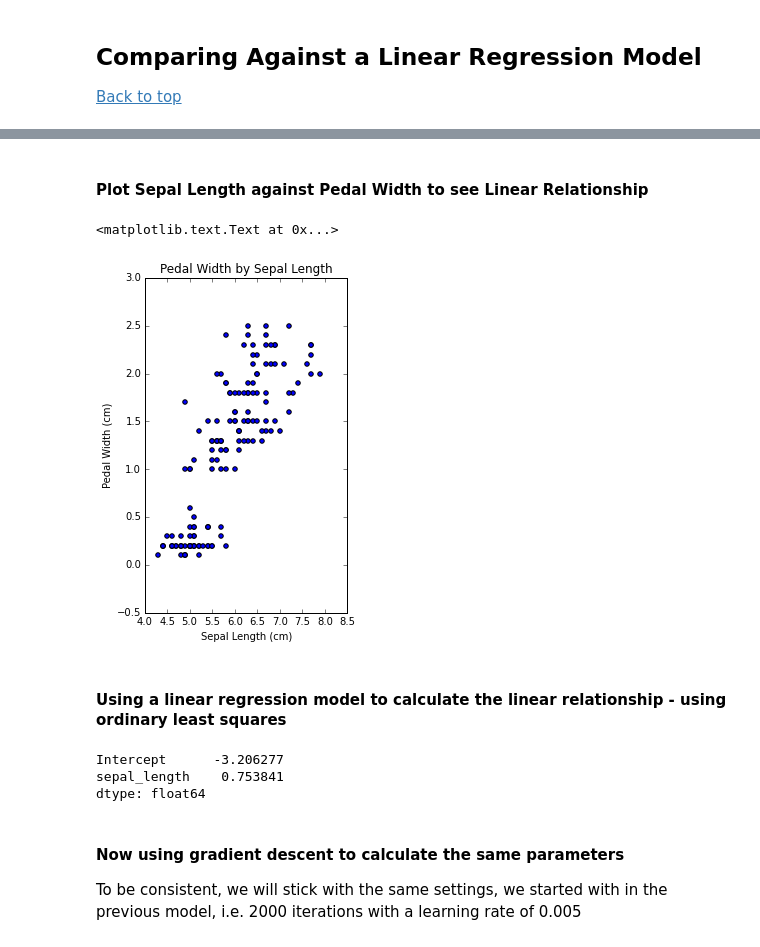
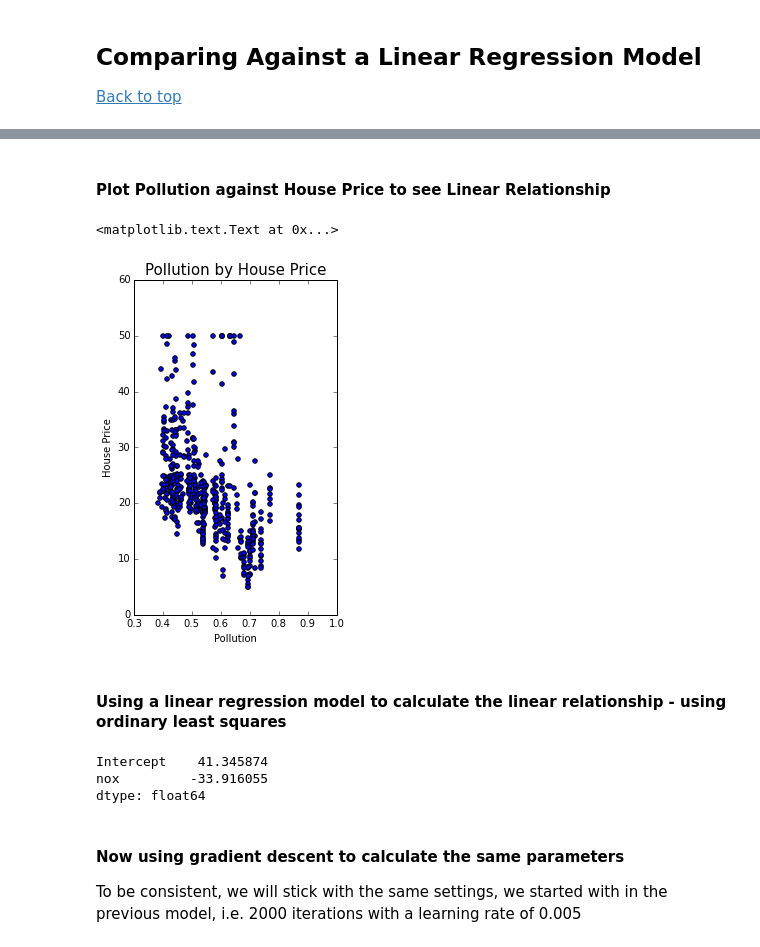
Before and after one commit to kristineromero/iPython, a Jupyter notebook: Machine_Learning/ML_LinearRegression.ipynb, the cells around one changed output, grey strips where cells are left out. Saved outputs shown, nothing was run; the diff lists cells and outputs as text; code cells hidden in the pictures.

Commit message:
change to boston data set

```diff
--- a/Machine_Learning/ML_LinearRegression.ipynb
+++ b/Machine_Learning/ML_LinearRegression.ipynb
@@ -28,8 +28,6 @@ from __future__ import division
 from sklearn import datasets
 # %%
 %matplotlib inline
-# %%
-iris = datasets.load_iris()['data']
 # %% [markdown]
 # Week 1: Linear Regression #
 # %% [markdown]
@@ -654,9 +660,0 @@ To get a bit further understanding on this model, and opening the doors for mult
-# %%
-from sklearn import datasets
-iris = datasets.load_iris()['data']
-iris_names = datasets.load_iris()['feature_names']
-iris_names = [name.replace(' (cm)', '') for name in iris_names]
-iris_names = [name.replace(' ', '_') for name in iris_names]
-iris_df = pd.DataFrame(iris)
-iris_df.columns = iris_names
-iris_df.head()
@@ -669,0 +661,16 @@ iris_df.head()
+# %%
+from sklearn import datasets
+
+def get_boston_data():
+    bt = datasets.load_boston()['data']
+    bt_val = datasets.load_boston()['target']
+    bt_names = datasets.load_boston()['feature_names']
+    bt_df = pd.DataFrame(bt)
+    bt_df.columns = bt_names
+    bt_df = bt_df.ix[:,['NOX', 'RM', 'AGE']]
+    bt_df.columns = ['nox', 'rm', 'age']
+    bt_df['med_val'] = list(bt_val)
+    return bt_df
+# %%
+bt_df = get_boston_data()
+bt_df.head()
@@ -670,28 +684,27 @@ iris_df.head()
 # %% [markdown]
-#### Plot Sepal Length against Pedal Width to see Linear Relationship ####
+#### Plot Pollution against House Price to see Linear Relationship ####
 # %%
 fig = plt.figure(figsize=(8, 6))
 
-# Gradient Descent Slope Steps - Learning Rate 0.005
 ax1 = fig.add_subplot(1,2,1)
-ax1.scatter(iris_df['sepal_length'] ,iris_df['petal_width'])
-ax1.set_title( 'Pedal Width by Sepal Length' )
-ax1.set_xlabel('Sepal Length (cm)')
-ax1.set_ylabel('Pedal Width (cm)')
+ax1.scatter(bt_df['nox'] ,bt_df['med_val'])
+ax1.set_title( 'Pollution by House Price', fontsize=15 )
+ax1.set_xlabel('Pollution')
+ax1.set_ylabel('House Price')
 # %% [output]
 <matplotlib.text.Text at 0x...>
-[figure, old version]
+[figure, new version]
 # %% [markdown]
 #### Using a linear regression model to calculate the linear relationship - using ordinary least squares ####
 # %%
 import statsmodels.formula.api as sm
-fit = sm.ols(formula="petal_width ~ sepal_length", data=iris_df).fit()
+fit = sm.ols(formula="med_val ~ nox", data=bt_df).fit()
 lm_intercept = fit.params.Intercept
-lm_slope = fit.params.sepal_length
+lm_slope = fit.params.nox
 fit.params
 # %% [output]
-Intercept      -3.206277
-sepal_length    0.753841
+Intercept    41.345874
+nox         -33.916055
 dtype: float64
 # %% [markdown]
 #### Now using gradient descent to calculate the same parameters ####
```
Also changed, not shown: parts of 50 cells of this notebook.
